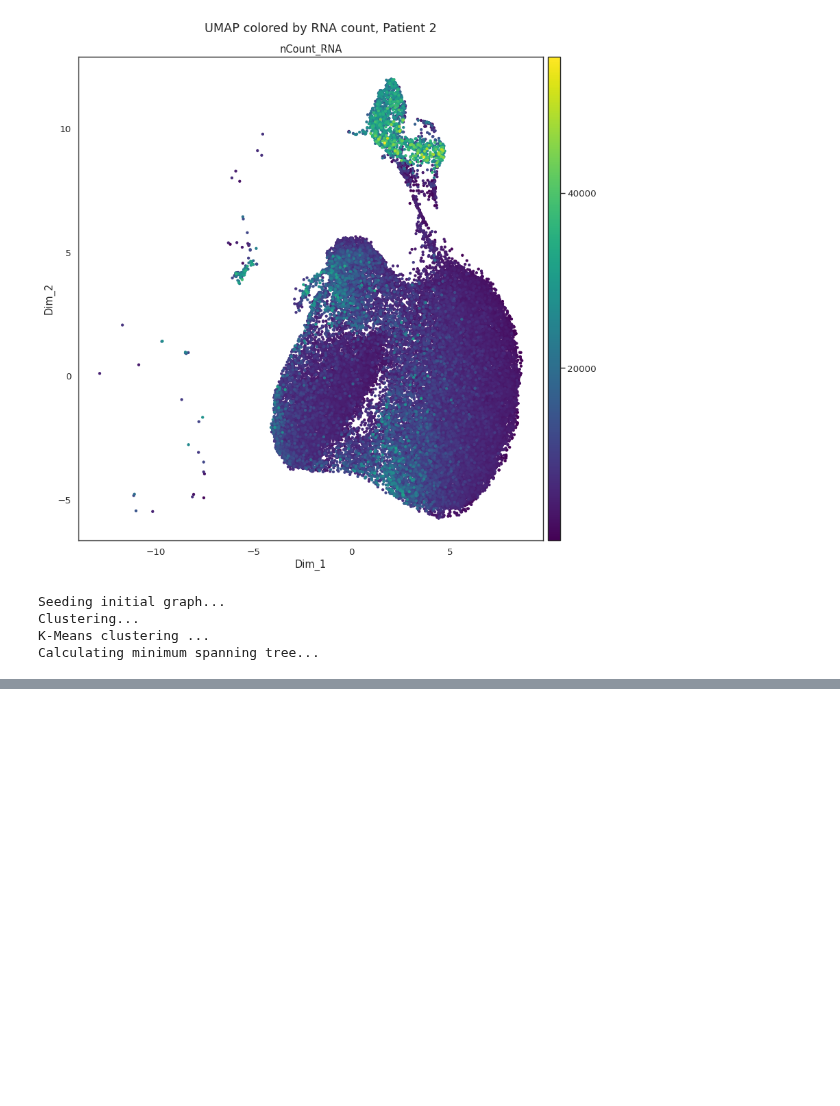
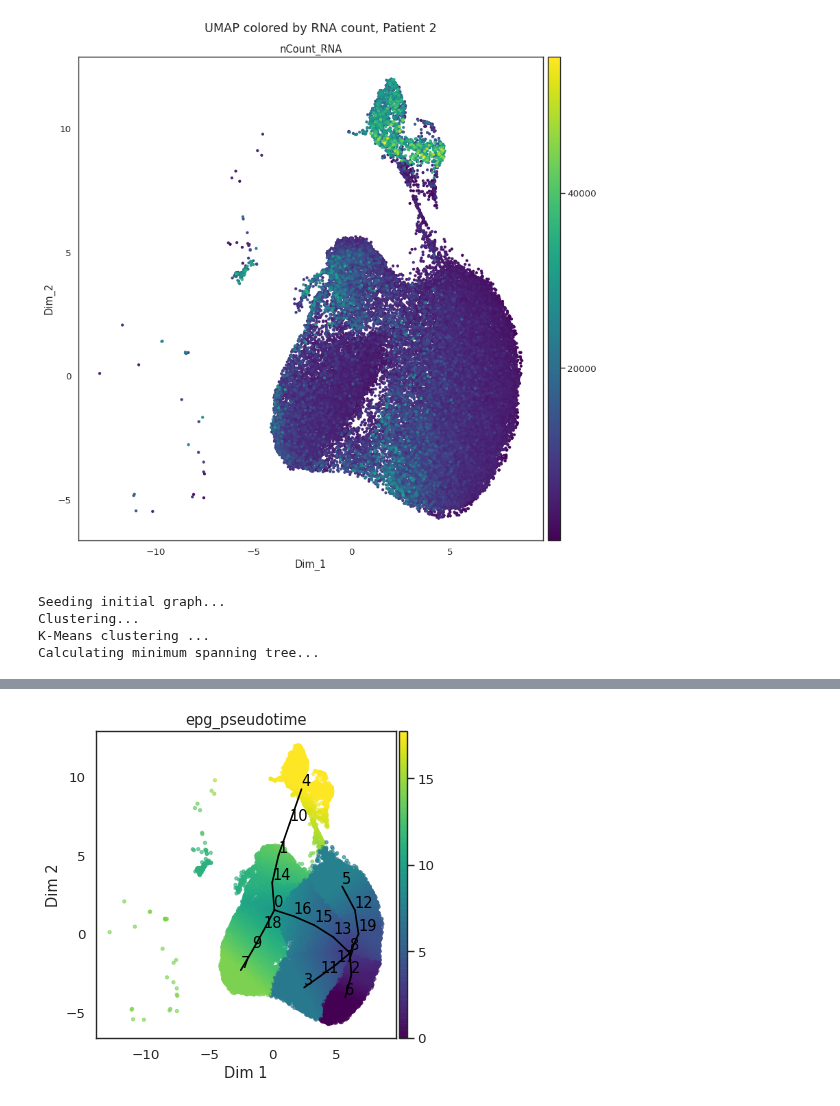
Before and after one commit to Augugustine/CITE-seq-analysis-CLL, a Jupyter notebook: Trajectory/STREAM2_trajectory.ipynb, the cells around one changed output, grey strips where cells are left out. Drawn from its saved outputs; the diff is of its cells as text; code cells hidden in the pictures; blank space fills up the shorter version.

```diff
--- a/Trajectory/STREAM2_trajectory.ipynb
+++ b/Trajectory/STREAM2_trajectory.ipynb
@@ -143,2 +165,7 @@ plt.savefig("Plots/stream2_p2_arbobis.png", dpi=300, bbox_inches='tight')
 # %%
 st2.pl.stream?
+# %%
+st2.tl.infer_pseudotime(adata,source=6,key='epg')
+st2.pl.graph(adata,show_text=True,alpha=0.6,color=['epg_pseudotime'])
+# %% [output]
+[figure, added]
```
Also changed, not shown: parts of 9 cells of this notebook, 1 other file.
